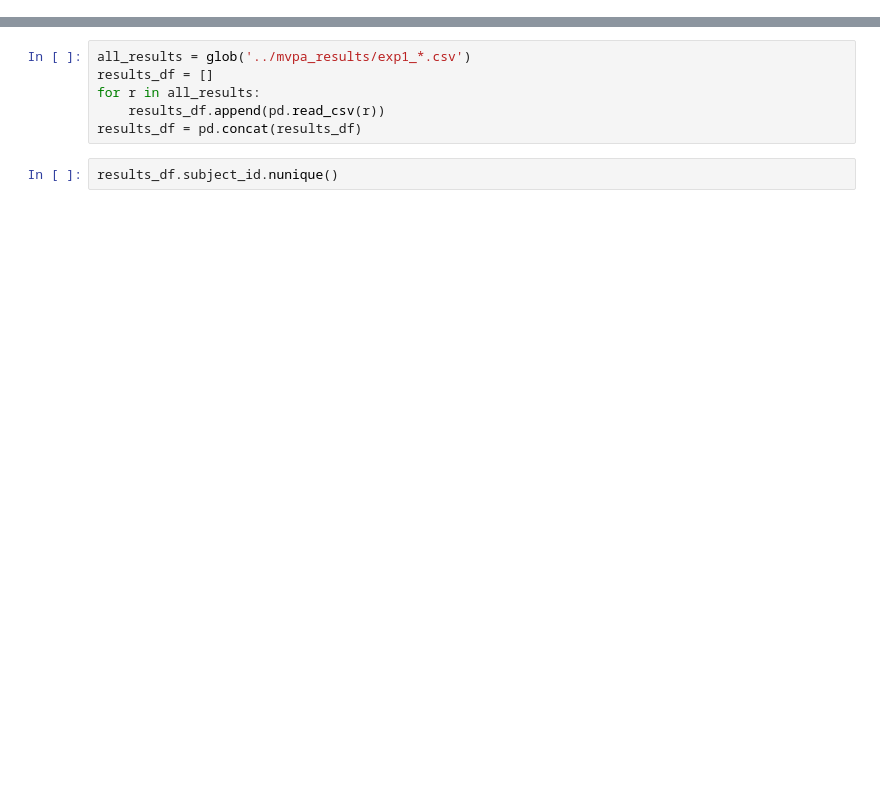
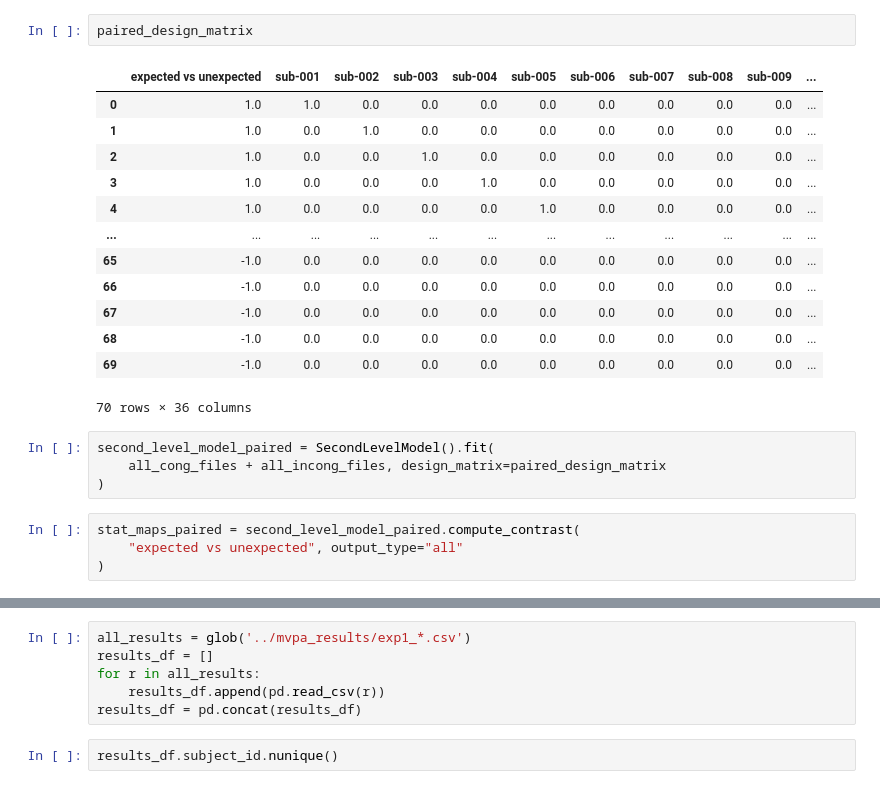
Before and after one commit to GAldegheri/dyncontext, a Jupyter notebook: notebooks/PlotResults.ipynb, the cells around one changed output, grey strips where cells are left out. Saved outputs shown, nothing was run; the diff lists cells and outputs as text; blank space fills up the shorter version.

```diff
--- a/notebooks/PlotResults.ipynb
+++ b/notebooks/PlotResults.ipynb
@@ -5,0 +55,24 @@ from glob import glob
+# %%
+paired_design_matrix
+# %% [output]
+|  | expected vs unexpected | sub-001 | sub-002 | sub-003 | sub-004 | sub-005 | sub-006 | sub-007 | sub-008 | sub-009 | ... |
+| 0 | 1.0 | 1.0 | 0.0 | 0.0 | 0.0 | 0.0 | 0.0 | 0.0 | 0.0 | 0.0 | ... |
+| 1 | 1.0 | 0.0 | 1.0 | 0.0 | 0.0 | 0.0 | 0.0 | 0.0 | 0.0 | 0.0 | ... |
+| 2 | 1.0 | 0.0 | 0.0 | 1.0 | 0.0 | 0.0 | 0.0 | 0.0 | 0.0 | 0.0 | ... |
+| 3 | 1.0 | 0.0 | 0.0 | 0.0 | 1.0 | 0.0 | 0.0 | 0.0 | 0.0 | 0.0 | ... |
+| 4 | 1.0 | 0.0 | 0.0 | 0.0 | 0.0 | 1.0 | 0.0 | 0.0 | 0.0 | 0.0 | ... |
+| ... | ... | ... | ... | ... | ... | ... | ... | ... | ... | ... | ... |
+| 65 | -1.0 | 0.0 | 0.0 | 0.0 | 0.0 | 0.0 | 0.0 | 0.0 | 0.0 | 0.0 | ... |
+| 66 | -1.0 | 0.0 | 0.0 | 0.0 | 0.0 | 0.0 | 0.0 | 0.0 | 0.0 | 0.0 | ... |
+| 67 | -1.0 | 0.0 | 0.0 | 0.0 | 0.0 | 0.0 | 0.0 | 0.0 | 0.0 | 0.0 | ... |
+| 68 | -1.0 | 0.0 | 0.0 | 0.0 | 0.0 | 0.0 | 0.0 | 0.0 | 0.0 | 0.0 | ... |
+| 69 | -1.0 | 0.0 | 0.0 | 0.0 | 0.0 | 0.0 | 0.0 | 0.0 | 0.0 | 0.0 | ... |
+70 rows × 36 columns
+# %%
+second_level_model_paired = SecondLevelModel().fit(
+    all_cong_files + all_incong_files, design_matrix=paired_design_matrix
+)
+# %%
+stat_maps_paired = second_level_model_paired.compute_contrast(
+    "expected vs unexpected", output_type="all"
+)
```
Also changed, not shown: parts of 22 cells of this notebook, 9 other files.
